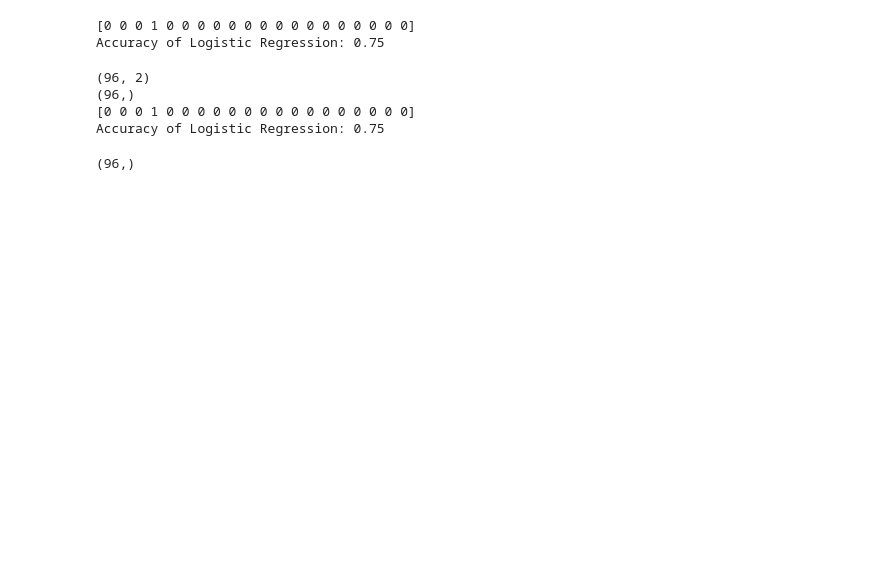
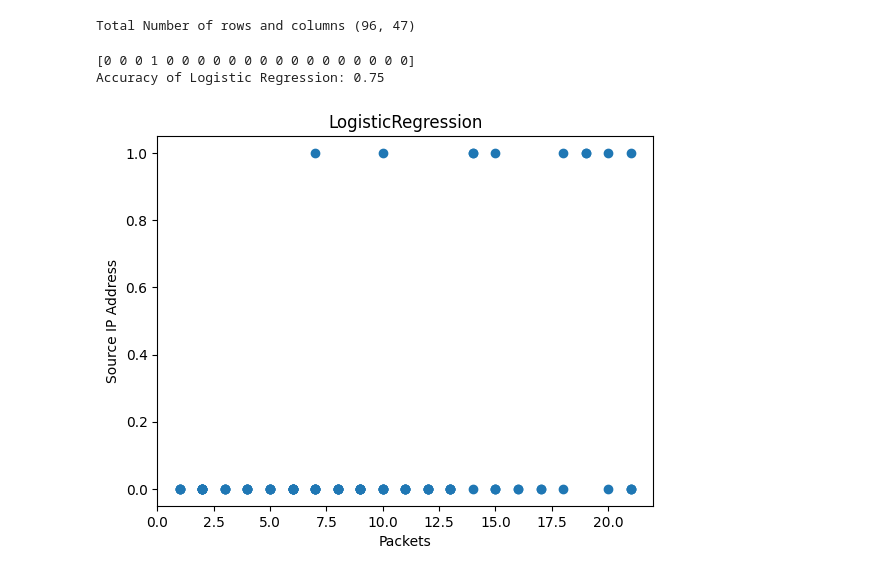
Before and after one commit to DDOS-Attacks-detection-in-IOT-using-ML/DDOS-Detection, a Jupyter notebook: ML_DDOS.ipynb, the cells around one changed output. Cells and saved outputs as stored; diff of their text form; code cells hidden in the pictures; blank space fills up the shorter version.

```diff
--- a/ML_DDOS.ipynb
+++ b/ML_DDOS.ipynb
@@ -82,3 +4,6 @@ ModuleNotFoundError: No module named 'imbalanced_databases'
 df_train = pd.read_csv('https://raw.githubusercontent.com/DDOS-Attacks-detection-in-IOT-using-ML/DDOS-Detection/main/DDoSdata.csv')
 df = df_train.copy()
 df.drop(['Unnamed: 0'],inplace=True,axis=1)
+print('Total Number of rows and columns',df.shape)
+# %% [output]
+Total Number of rows and columns (96, 47)
@@ -92,83 +10,33 @@ y = df.iloc[:, df.columns == 'attack']
 # %%
 # LogisticRegression
 
 import pandas as pd
+import matplotlib.pyplot as plt
 from sklearn.linear_model import LogisticRegression
 from sklearn.model_selection import train_test_split
 from sklearn.metrics import accuracy_score
 
 df = pd.read_csv('https://raw.githubusercontent.com/DDOS-Attacks-detection-in-IOT-using-ML/DDOS-Detection/main/DDoSdata.csv')
-
-# df = pd.read_csv('C:/Users/dpatel112/OneDrive - Cal State LA/Spring 2023/CS5470 Computer Network/Project/Filtered Dataset/DDoSdata.csv')
 
 X = df['pkts'].values.reshape(-1, 1)
 y = df['attack']
 
 X_train, X_test, y_train, y_test = train_test_split(X, y, test_size=0.2, random_state=42)
 
 lr = LogisticRegression()
 lr.fit(X_train, y_train)
 y_pred = lr.predict(X_test)
 accuracy = accuracy_score(y_test, y_pred)
 print(y_pred)
 print("Accuracy of Logistic Regression:", accuracy)
 
-# plt.scatter(X,y)
-# plt.xlabel('Packets')
-# plt.ylabel('Source IP Address')
-# plt.
+plt.scatter(X,y)
+plt.xlabel('Packets')
+plt.ylabel('Source IP Address')
 
-# plt.title('LogisticRegression')
-# plt.show()
+plt.title('LogisticRegression')
+plt.show()
 # %% [output]
 [0 0 0 1 0 0 0 0 0 0 0 0 0 0 0 0 0 0 0 0]
 Accuracy of Logistic Regression: 0.75
+[figure, added]
-# %%
-# LogisticRegression
-
-import pandas as pd
-from sklearn.linear_model import LogisticRegression
-from sklearn.model_selection import train_test_split
-from sklearn.metrics import accuracy_score
-
-df = pd.read_csv('https://raw.githubusercontent.com/DDOS-Attacks-detection-in-IOT-using-ML/DDOS-Detection/main/DDoSdata.csv')
-
-# df = pd.read_csv('C:/Users/dpatel112/OneDrive - Cal State LA/Spring 2023/CS5470 Computer Network/Project/Filtered Dataset/DDoSdata.csv')
-
-X = df[['pkts','bytes']]
-print(X.shape)
-y = df['attack']
-print(y.shape)
-# array = [5,4,8,9]
-# X = np.array.reshape(-1,1)
-# y = [0,0,1,1]
-
-X_train, X_test, y_train, y_test = train_test_split(X, y, test_size=0.2, random_state=42)
-
-# print(X_train.shape,X_test.shape,)
-
-lr = LogisticRegression()
-lr.fit(X_train, y_train)
-y_pred = lr.predict(X_test)
-accuracy = accuracy_score(y_test, y_pred)
-print(y_pred)
-print("Accuracy of Logistic Regression:", accuracy)
-
-
-# plt.scatter(X,y)
-# plt.xlabel('Packets')
-# plt.ylabel('Source IP Address')
-# plt.
-
-# plt.title('LogisticRegression')
-# plt.show()
-# %% [output]
-(96, 2)
-(96,)
-[0 0 0 1 0 0 0 0 0 0 0 0 0 0 0 0 0 0 0 0]
-Accuracy of Logistic Regression: 0.75
-# %%
-df['pkts'].shape
-# df['subcategory'].shape
-# %% [output]
-(96,)
```
Also changed, not shown: parts of 8 cells of this notebook, 1 other file.
